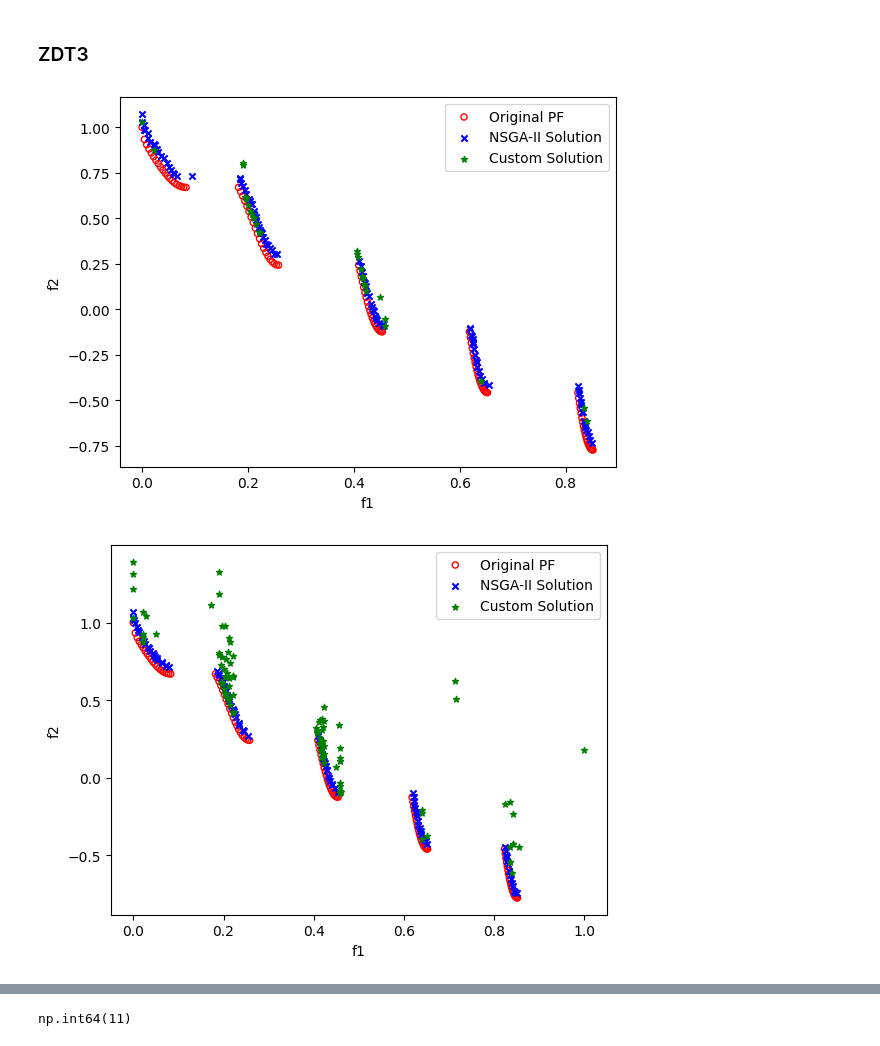
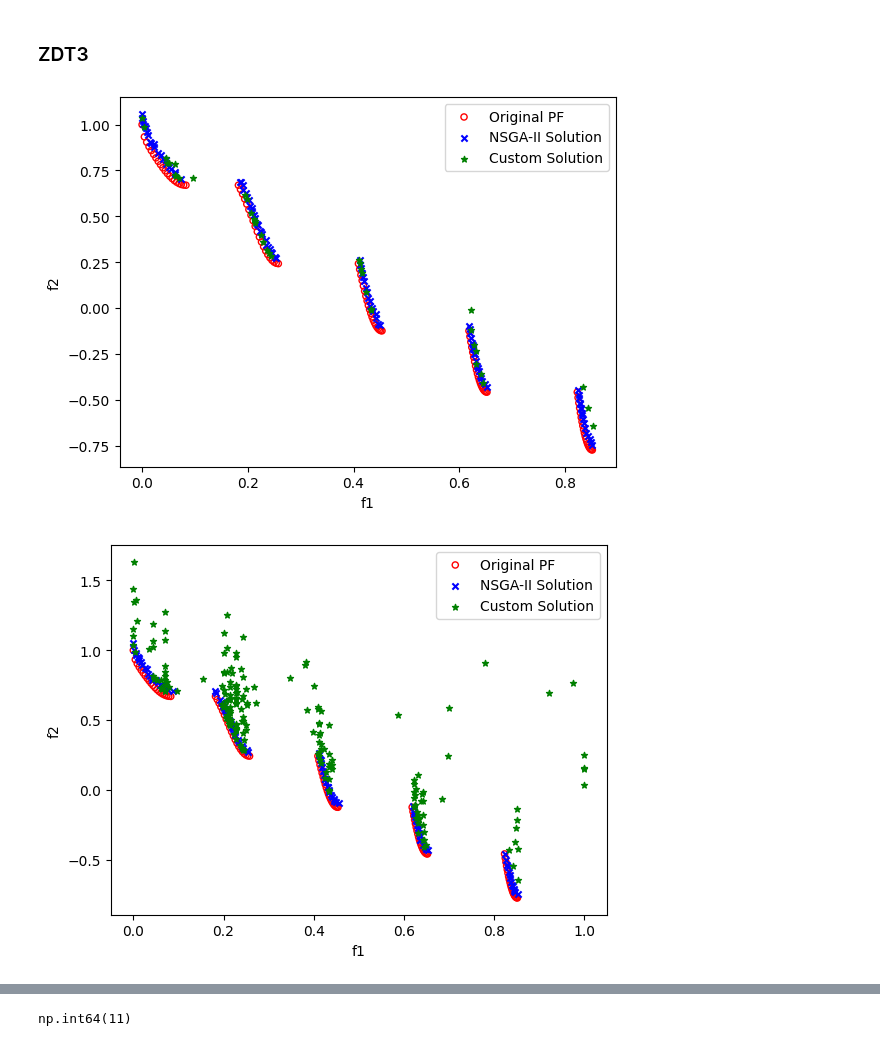
Before and after one commit to pintamonas4575/BIOCOMP-project-MAADM-UPM, a Jupyter notebook: MOO-ZDT1.ipynb, the cells around one changed output, grey strips where cells are left out. Saved outputs shown, nothing was run; the diff lists cells and outputs as text; code cells hidden in the pictures.

```diff
--- a/MOO-ZDT1.ipynb
+++ b/MOO-ZDT1.ipynb
@@ -229,6 +282,9 @@ class SoftMajo:
         self.generations = generations
         self.selection_approach = selection_approach
 
+        self.generations_history = list()
+        self.pareto_history = list()
+
         self.p_cross = p_cross
         self.p_mut = p_mut
 
@@ -279,6 +335,10 @@ class SoftMajo:
         for generation in range(self.generations):
             # Evaluate the population
             fitness = self.evaluate_population(population)
+
+            self.generations_history.append(fitness)
+            _, pareto_fitness = self.calculate_pareto_front(population, fitness)
+            self.pareto_history.append(pareto_fitness)
 
             # Compute rank and crowding distance
             self._ranks = self.assign_rank(population, fitness)
@@ -457,19 +524,19 @@ plot_comparison(final_fitness, problem, with_nsga2=True)
 # %%
 # Load a test problem from pymoo
 problem = get_problem("zdt3")
 
 # Create and run the evolutionary algorithm
-ea = SoftMajo(problem, p_cross=0.8, p_mut=0.01, population_size=100, generations=100,
+ea = SoftMajo(problem, p_cross=0.9, p_mut=0.1, population_size=200, generations=50,
               crossover_method="sbx", mutation_method="pm", selection_method="tournament_by_rank_and_crowding",
               selection_approach="pareto_front")
 final_population, final_fitness = ea.evolve()
 
 # Calculate Pareto front from the evolutionary algorithm results
 pareto_population, pareto_fitness = ea.calculate_pareto_front(final_population, final_fitness)
 
 # Plot the results
 plot_comparison(pareto_fitness, problem, with_nsga2=True)
 plot_comparison(final_fitness, problem, with_nsga2=True)
 # %% [output]
-[figure, old version]
+[figure, new version]
-[figure, old version]
+[figure, new version]
```
Also changed, not shown: parts of 7 cells of this notebook, 2 other files.
